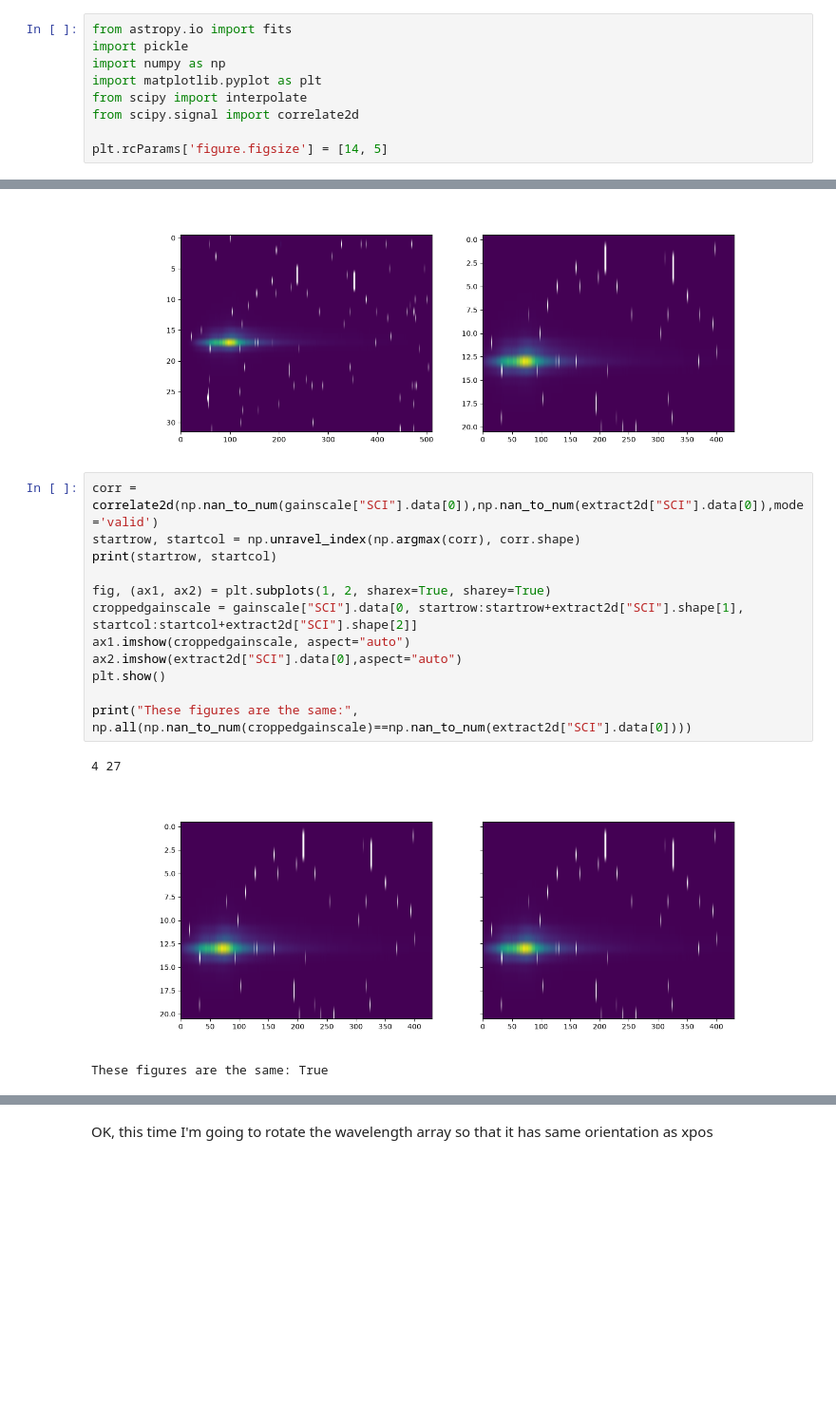
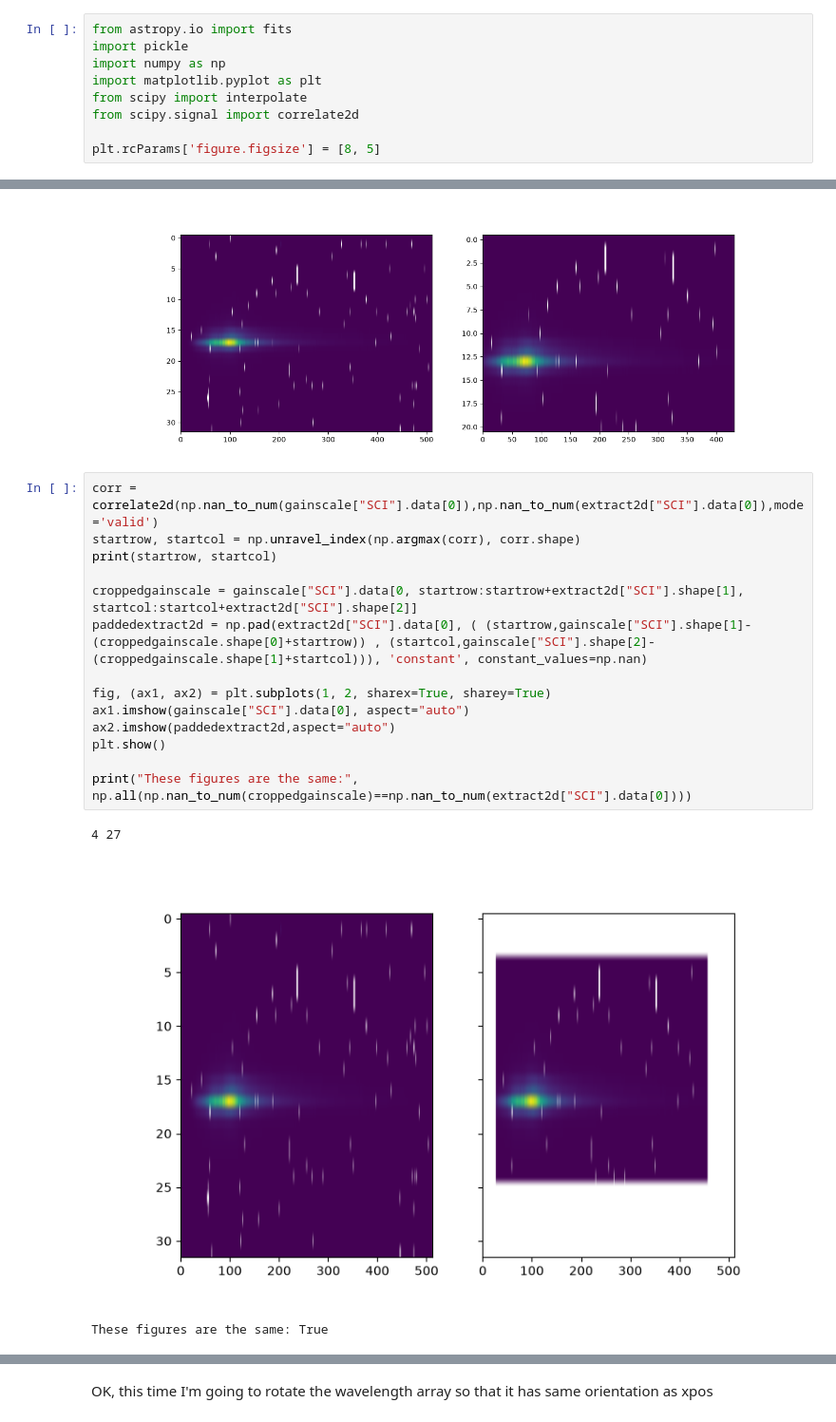
Before and after one commit to J-Ulik/Tiberius, a Jupyter notebook: src/reduction_utils/JWST_utils/reduction_notebooks/3_wavelength_calibration.ipynb, the cells around one changed output, grey strips where cells are left out. Shown at 95% size. Cells and saved outputs as stored; diff of their text form; blank space fills up the shorter version.

```diff
--- a/src/reduction_utils/JWST_utils/reduction_notebooks/3_wavelength_calibration.ipynb
+++ b/src/reduction_utils/JWST_utils/reduction_notebooks/3_wavelength_calibration.ipynb
@@ -11,7 +11,7 @@ import matplotlib.pyplot as plt
 from scipy import interpolate
 from scipy.signal import correlate2d
 
-plt.rcParams['figure.figsize'] = [14, 5]
+plt.rcParams['figure.figsize'] = [8, 5]
 # %%
 file = "jw05022001001_04102_00001-seg001_nrs1"
 gainscale = fits.open("../../../../../data/cosmic_cleaned_fits/"+file+"_1_gainscalestep.fits")
@@ -89,18 +89,20 @@ plt.show()
 # %%
 corr = correlate2d(np.nan_to_num(gainscale["SCI"].data[0]),np.nan_to_num(extract2d["SCI"].data[0]),mode='valid')
 startrow, startcol = np.unravel_index(np.argmax(corr), corr.shape)
 print(startrow, startcol)
 
+croppedgainscale = gainscale["SCI"].data[0, startrow:startrow+extract2d["SCI"].shape[1], startcol:startcol+extract2d["SCI"].shape[2]]
+paddedextract2d = np.pad(extract2d["SCI"].data[0], ( (startrow,gainscale["SCI"].shape[1]-(croppedgainscale.shape[0]+startrow)) , (startcol,gainscale["SCI"].shape[2]-(croppedgainscale.shape[1]+startcol))), 'constant', constant_values=np.nan)
+
 fig, (ax1, ax2) = plt.subplots(1, 2, sharex=True, sharey=True)
-croppedgainscale = gainscale["SCI"].data[0, startrow:startrow+extract2d["SCI"].shape[1], startcol:startcol+extract2d["SCI"].shape[2]]
-ax1.imshow(croppedgainscale, aspect="auto")
-ax2.imshow(extract2d["SCI"].data[0],aspect="auto")
+ax1.imshow(gainscale["SCI"].data[0], aspect="auto")
+ax2.imshow(paddedextract2d,aspect="auto")
 plt.show()
 
 print("These figures are the same:", np.all(np.nan_to_num(croppedgainscale)==np.nan_to_num(extract2d["SCI"].data[0])))
 # %% [output]
 4 27
-[figure, old version]
+[figure, new version]
 These figures are the same: True
 # %%
 s1 = pickle.load(open(f"../../../../../data/reduction{reductionNo}/pickled_objects/star1_flux_resampled.pickle","rb"))
```
Also changed, not shown: parts of 7 cells of this notebook.
